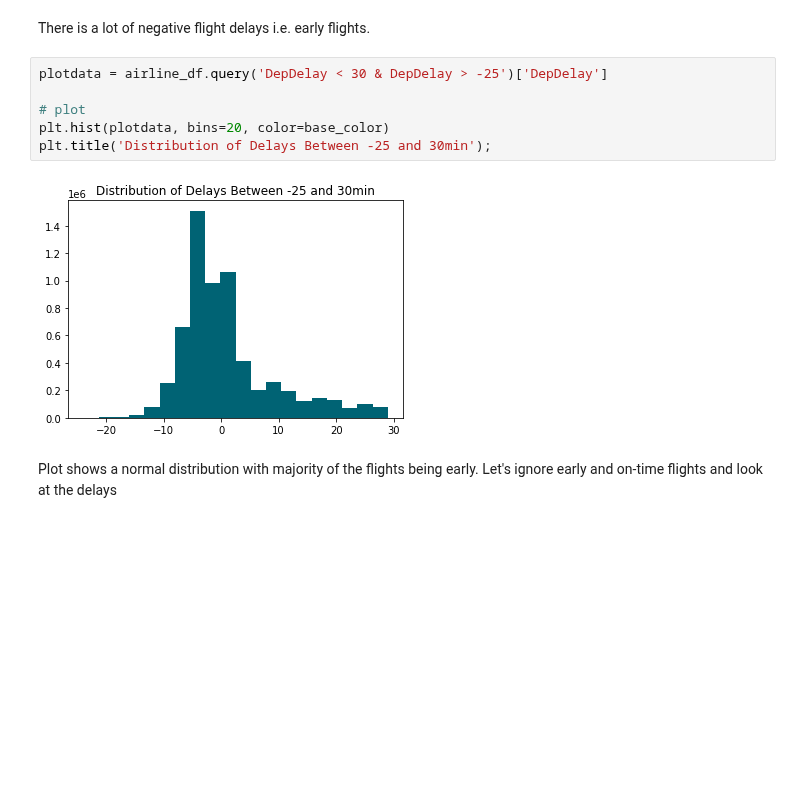
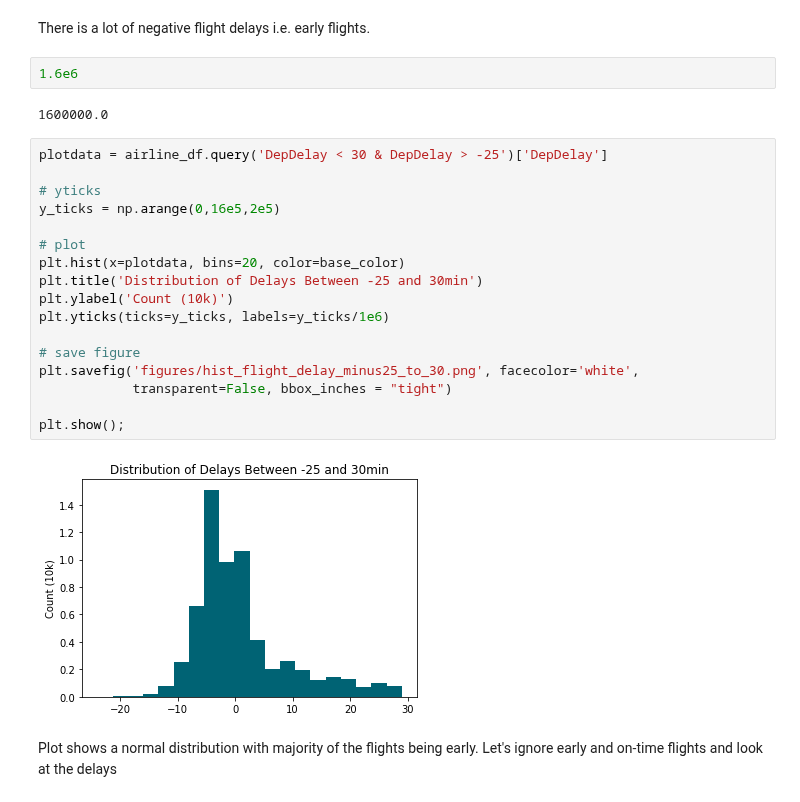
Before and after one commit to EsosaOrumwese/ALX-T-Nanodegree, a Jupyter notebook: Data Analytics/Projects/Airline On-Time Performance Data/eda_act.ipynb, the cells around one changed output. Drawn from its saved outputs; the diff is of its cells as text; blank space fills up the shorter version.

```diff
--- a/Data Analytics/Projects/Airline On-Time Performance Data/eda_act.ipynb
+++ b/Data Analytics/Projects/Airline On-Time Performance Data/eda_act.ipynb
@@ -158,14 +170,29 @@ airline_df.DepDelay.value_counts().head(10)
 Name: DepDelay, dtype: int64
 # %% [markdown]
 There is a lot of negative flight delays i.e. early flights.
+# %%
+1.6e6
+# %% [output]
+1600000.0
 # %%
 plotdata = airline_df.query('DepDelay < 30 & DepDelay > -25')['DepDelay']
 
+# yticks
+y_ticks = np.arange(0,16e5,2e5)
+
 # plot
-plt.hist(plotdata, bins=20, color=base_color)
-plt.title('Distribution of Delays Between -25 and 30min');
+plt.hist(x=plotdata, bins=20, color=base_color)
+plt.title('Distribution of Delays Between -25 and 30min')
+plt.ylabel('Count (10k)')
+plt.yticks(ticks=y_ticks, labels=y_ticks/1e6)
+
+# save figure
+plt.savefig('figures/hist_flight_delay_minus25_to_30.png', facecolor='white',
+            transparent=False, bbox_inches = "tight")
+
+plt.show();
 # %% [output]
-[figure, old version]
+[figure, new version]
 # %% [markdown]
 Plot shows a normal distribution with majority of the flights being early. Let's ignore early and on-time flights and look at the delays
 # %%
```
Also changed, not shown: parts of 28 cells of this notebook, 14 other files.
